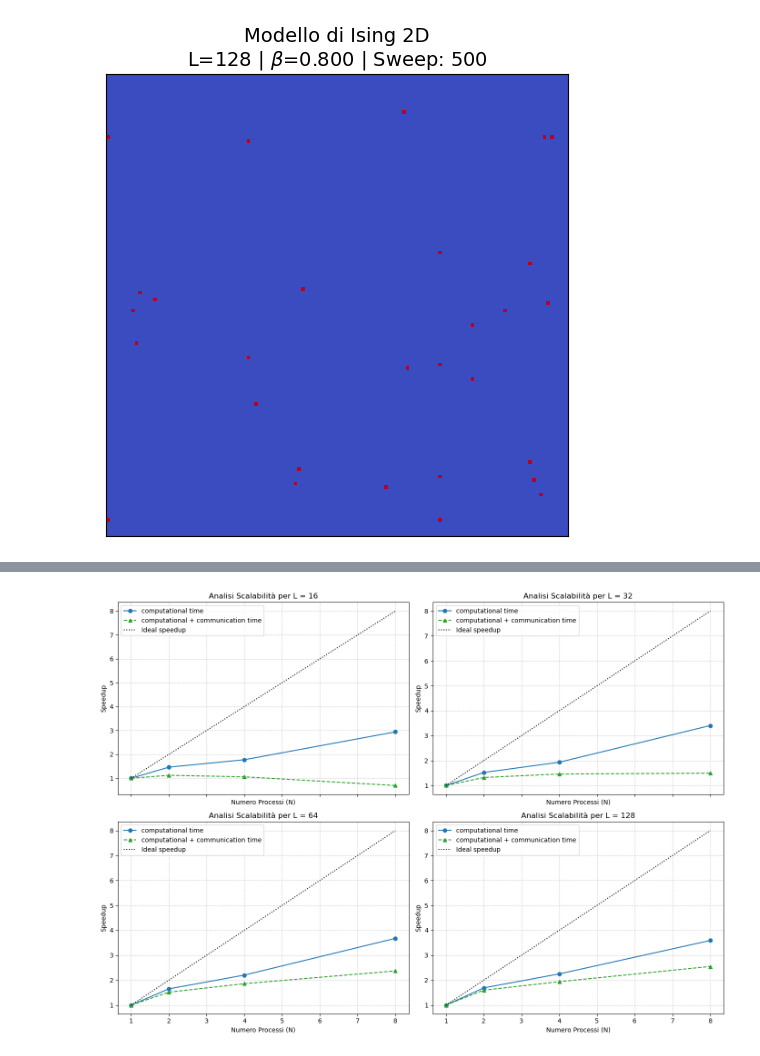
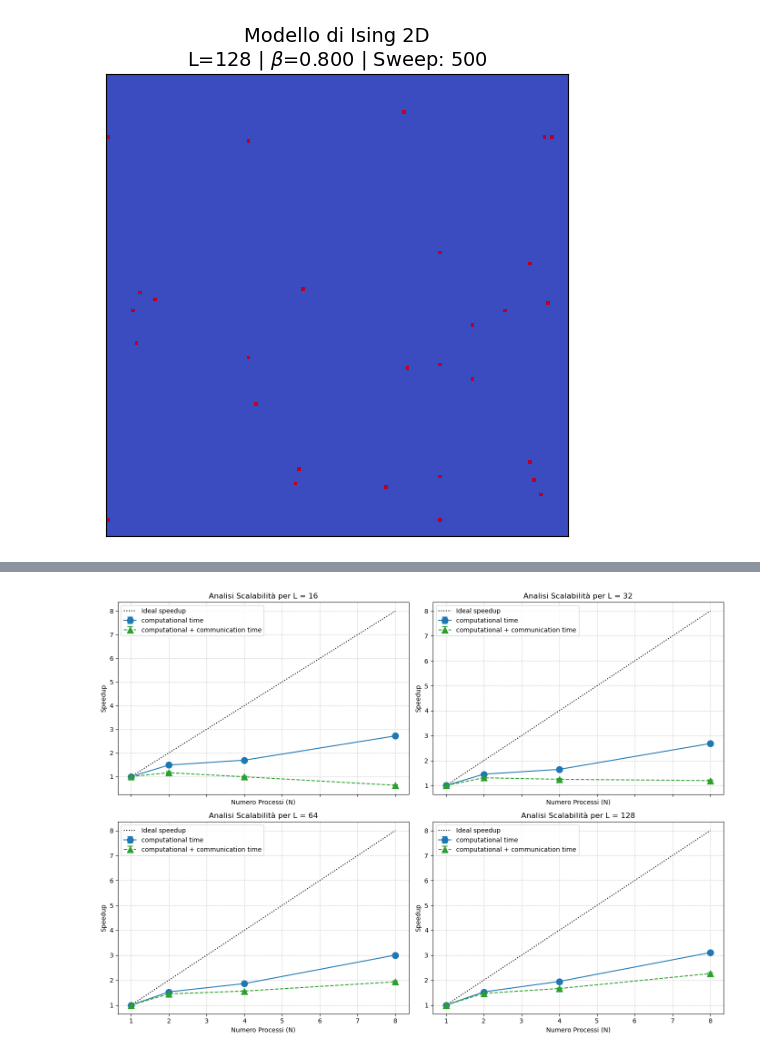
Before and after one commit to elena035/ising_project, a Jupyter notebook: ising.ipynb, the cells around one changed output, grey strips where cells are left out. Saved outputs shown, nothing was run; the diff lists cells and outputs as text; code cells hidden in the pictures.

Commit message:
errore sui tempi

```diff
--- a/ising.ipynb
+++ b/ising.ipynb
@@ -150,7 +150,7 @@ Trovati 100 fotogrammi. Generazione della GIF in corso...
 [figure]
 # %%
 # Percorso assoluto ai dati
-data_path = r"C:\Users\seraf\fisica_computazionale\progetto_ising\codice_parallelo"
+data_path = r"C:\Users\seraf\fisica_computazionale\progetto_ising\codice_parallelo\produzione_20260711_160811"
 
 # Lista dei core testati
 core_counts = [1, 2, 4, 8]
@@ -160,19 +160,24 @@ df_dict = {}
 for n in core_counts:
     filename = os.path.join(data_path, f"tempi_speedup_{n}.csv")
     if os.path.exists(filename):
-        df_dict[n] = pd.read_csv(filename)
+        df = pd.read_csv(filename)
+
+        # Creiamo subito la colonna algo_time (calcolo + comunicazione)
+        if 'comm_time' in df.columns:
+            df['algo_time'] = df['comp_time'] + df['comm_time']
+        else:
+            df['algo_time'] = df['comp_time'] # Fallback per file vecchi
+
+        df_dict[n] = df
         print(f"Caricato correttamente: {filename}")
     else:
         print(f"ERRORE: File non trovato al percorso: {filename}")
 
-# Recupero dati di riferimento
-df_base = df_dict.get(1)
-if df_base is None:
-    available_keys = sorted(df_dict.keys())
-    if not available_keys:
-        raise ValueError("Nessun file CSV caricato! Controlla il percorso.")
-    df_base = df_dict[available_keys[0]]
+# Recupero dati di riferimento (N=1)
+if 1 not in df_dict:
+    raise ValueError("Nessun file CSV per N=1 caricato! Controlla il percorso.")
 
+df_base = df_dict[1]
 L_values = sorted(df_base['L'].unique())
 
 # 2. Setup Subplots
@@ -182,42 +187,58 @@ axes = axes.flatten() # Rendiamo l'array di assi monodimensionale per iterare fa
 
 # 3. Ciclo di Plotting su Subplots
 for i, L in enumerate(L_values):
+    if i >= len(axes):
+        break # Evita errori se abbiamo più di 4 L nel file
+
     ax = axes[i]
 
-    # Tempi di riferimento (T1) per le tre categorie
-    t1_comp = df_base[df_base['L'] == L]['comp_time'].values[0]
-    t1_comm = df_base[df_base['L'] == L]['comm_time'].values[0]
-
-    # Il tempo "Algoritmico" è il vero tempo della simulazione fisica (senza I/O)
-    t1_algo = t1_comp + t1_comm
-
-    t1_total = df_base[df_base['L'] == L]['total_time'].values[0]
+    # Estraiamo gli ARRAY grezzi (tutte le iterazioni) per N=1
+    t1_comp_array = df_base[df_base['L'] == L]['comp_time'].values
+    t1_algo_array = df_base[df_base['L'] == L]['algo_time'].values
 
     speedup_c = []
+    speedup_c_err = []
+
     speedup_algo = []
-    speedup_t = []
+    speedup_algo_err = []
+
     cores_found = []
 
     for n in core_counts:
-        if n in df_dict:
+        if n in df_dict and L in df_dict[n]['L'].values:
             df_n = df_dict[n]
-            if L in df_n['L'].values:
-                # Estrazione dei tempi per N processori
-                t_comp = df_n[df_n['L'] == L]['comp_time'].values[0]
-                t_comm = df_n[df_n['L'] == L]['comm_time'].values[0]
-                t_comp_comm = t_comp + t_comm
-                t_t = df_n[df_n['L'] == L]['total_time'].values[0]
 
-                # Calcolo speedup
-                speedup_c.append(t1_comp / t_comp)
-                speedup_algo.append(t1_algo / t_comp_comm)
-                speedup_t.append(t1_total / t_t)
-                cores_found.append(n)
+            # Estraiamo gli ARRAY grezzi per N processori
+            tn_comp_array = df_n[df_n['L'] == L]['comp_time'].values
+            tn_algo_array = df_n[df_n['L'] == L]['algo_time'].values
 
-    # Plot nel subplot specifico (3 linee per L)
-    ax.plot(cores_found, speedup_c, marker='o', color='tab:blue', linestyle='-', label='computational time')
-    ax.plot(cores_found, speedup_algo, marker='^', color='tab:green', linestyle='--', label='computational + communication time')
-    #ax.plot(cores_found, speedup_t, marker='s', color='tab:red', linestyle='-.', label='Totale (Incluso Salvataggio)')
+            # Allineamento lunghezze (per sicurezza, nel caso in cui una run si sia interrotta a metà)
+            min_len = min(len(t1_comp_array), len(tn_comp_array))
+            t1_c_cut = t1_comp_array[:min_len]
+            tn_c_cut = tn_comp_array[:min_len]
+
+            t1_a_cut = t1_algo_array[:min_len]
+            tn_a_cut = tn_algo_array[:min_len]
+
+            # 1) Calcolo diretto degli ARRAY di speedup (divisione elemento per elemento)
+            s_comp_array = t1_c_cut / tn_c_cut
+            s_algo_array = t1_a_cut / tn_a_cut
+
+            # 2) Calcolo media e deviazione standard empirica (ddof=1) direttamente sugli speedup
+            speedup_c.append(np.mean(s_comp_array))
+            speedup_c_err.append(np.std(s_comp_array, ddof=1) if min_len > 1 else 0.0)
+
+            speedup_algo.append(np.mean(s_algo_array))
+            speedup_algo_err.append(np.std(s_algo_array, ddof=1) if min_len > 1 else 0.0)
+
+            cores_found.append(n)
+
+    # Plot nel subplot specifico usando plt.errorbar
+    ax.errorbar(cores_found, speedup_c, yerr=speedup_c_err, marker='o', markersize=10, color='tab:blue',
+                linestyle='-', label='computational time', capsize=4, capthick=1.5)
+
+    ax.errorbar(cores_found, speedup_algo, yerr=speedup_algo_err, marker='^', markersize=10, color='tab:green',
+                linestyle='--', label='computational + communication time', capsize=4, capthick=1.5)
 
     ax.plot(core_counts, core_counts, 'k:', label='Ideal speedup', linewidth=1.5)
 
@@ -229,6 +250,8 @@ for i, L in enumerate(L_values):
 
 plt.tight_layout()
 
+# Assicuriamoci che la cartella assets esista, se no la creiamo
+os.makedirs("./assets", exist_ok=True)
 plt.savefig("./assets/scaling_speedup.png")
 plt.show()
 # %% [output]
@@ -239 +262 @@ Caricato correttamente: C:\Users\seraf\fisica_computazionale\progetto_ising\codi
-[figure, old version]
+[figure, new version]
```
Also changed, not shown: parts of 1 cell of this notebook, 1 other file.
